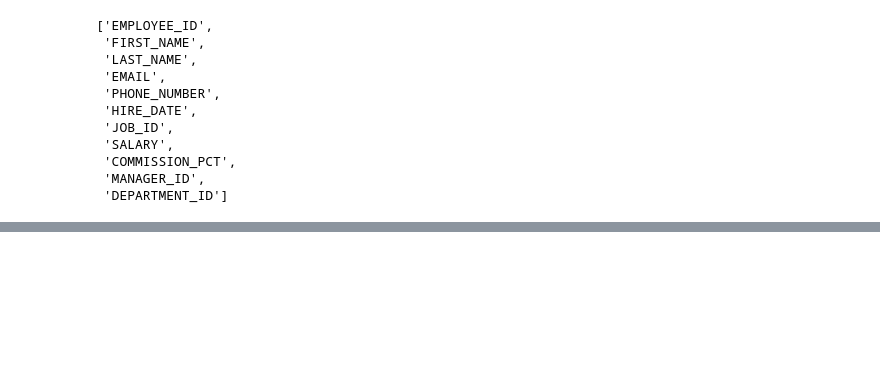
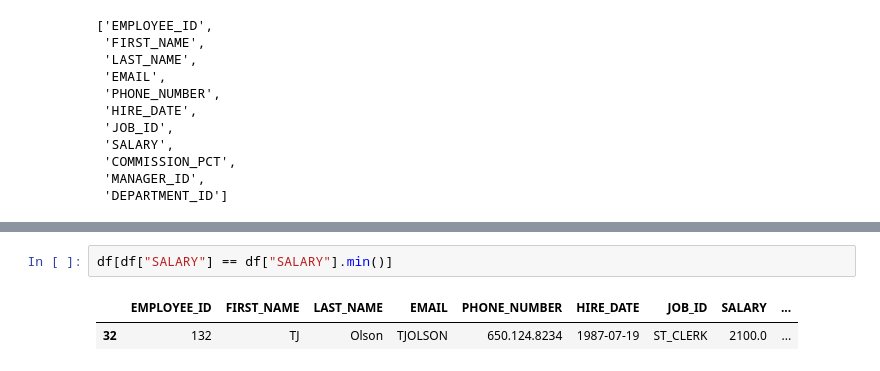
Before and after one commit to ifiscoder/DWM, a Jupyter notebook: PRAC_3.ipynb, the cells around one changed output, grey strips where cells are left out. Saved outputs shown, nothing was run; the diff lists cells and outputs as text; blank space fills up the shorter version.

```diff
--- a/PRAC_3.ipynb
+++ b/PRAC_3.ipynb
@@ -75,0 +85,5 @@ Length: 107, dtype: int64
+# %%
+df[df["SALARY"] == df["SALARY"].min()]
+# %% [output]
+|  | EMPLOYEE_ID | FIRST_NAME | LAST_NAME | EMAIL | PHONE_NUMBER | HIRE_DATE | JOB_ID | SALARY | ... |
+| 32 | 132 | TJ | Olson | TJOLSON | 650.124.8234 | 1987-07-19 | ST_CLERK | 2100.0 | ... |
```
Also changed, not shown: parts of 10 cells of this notebook.
